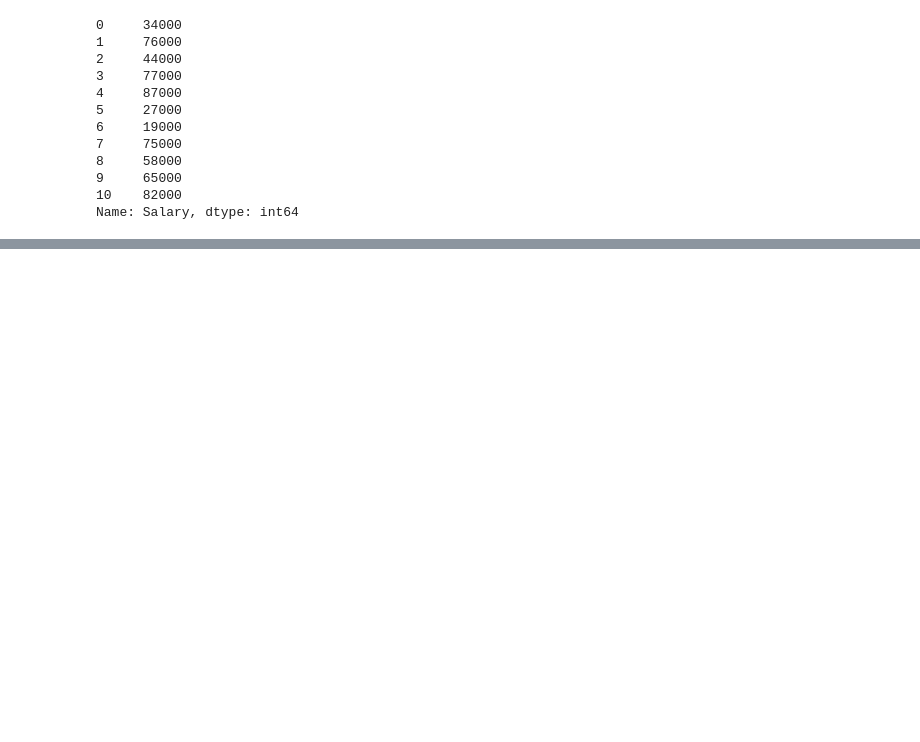
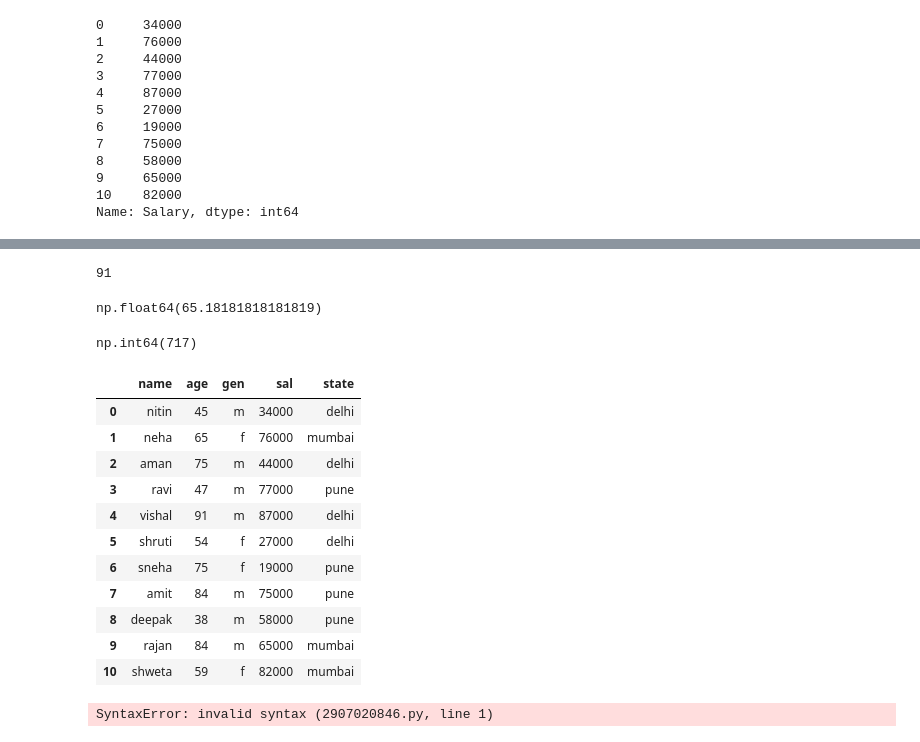
Before and after one commit to chatsepticeye/Data-Science-Journey, a Jupyter notebook: PANDAS1.ipynb, the cells around one changed output, grey strips where cells are left out. Cells and saved outputs as stored; diff of their text form; code cells hidden in the pictures; blank space fills up the shorter version.

```diff
--- a/PANDAS1.ipynb
+++ b/PANDAS1.ipynb
@@ -93,0 +147,34 @@ Name: Salary, dtype: int64
+# %%
+data['Age'].max()
+# %% [output]
+91
+# %%
+data['Age'].mean()
+# %% [output]
+np.float64(65.18181818181819)
+# %%
+data['Age'].sum()
+# %% [output]
+np.int64(717)
+# %%
+data.columns=['name','age','gen','sal','state']
+# %%
+data
+# %% [output]
+|  | name | age | gen | sal | state |
+| 0 | nitin | 45 | m | 34000 | delhi |
+| 1 | neha | 65 | f | 76000 | mumbai |
+| 2 | aman | 75 | m | 44000 | delhi |
+| 3 | ravi | 47 | m | 77000 | pune |
+| 4 | vishal | 91 | m | 87000 | delhi |
+| 5 | shruti | 54 | f | 27000 | delhi |
+| 6 | sneha | 75 | f | 19000 | pune |
+| 7 | amit | 84 | m | 75000 | pune |
+| 8 | deepak | 38 | m | 58000 | pune |
+| 9 | rajan | 84 | m | 65000 | mumbai |
+| 10 | shweta | 59 | f | 82000 | mumbai |
+# %%
+axis=0 row
+axis=1 col
+# %% [output]
+SyntaxError: invalid syntax (2907020846.py, line 1)
```
Also changed, not shown: parts of 18 cells of this notebook.
